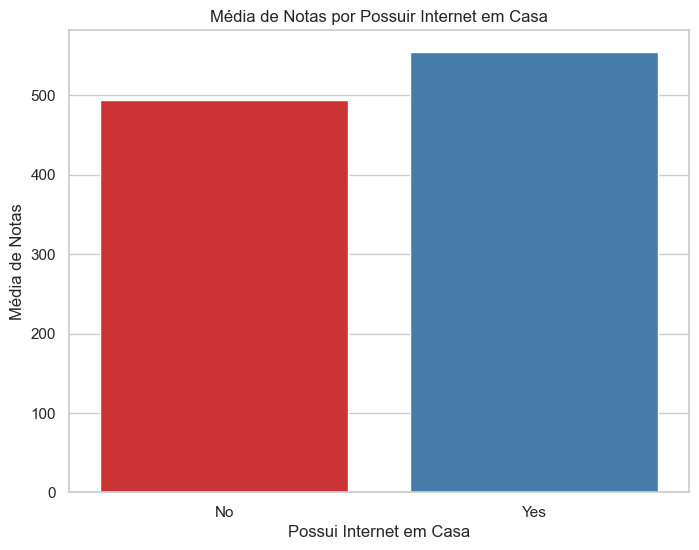
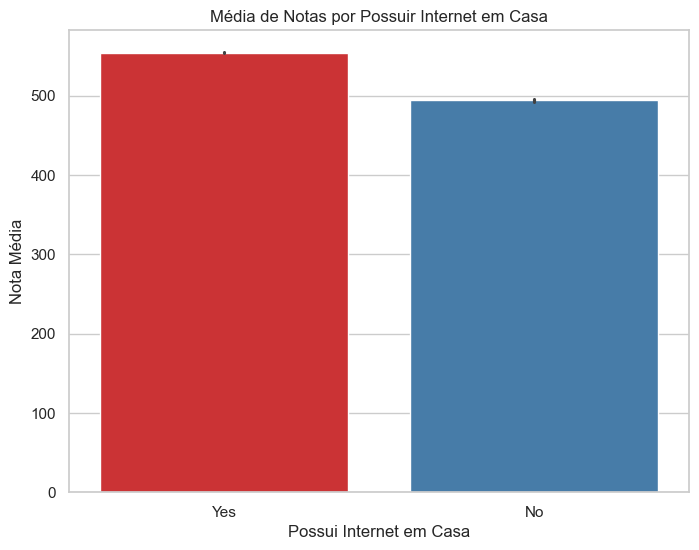
Unified diff of the notebook cell whose output changed from the first chart to the second:
--- before
+++ after
@@ -11,7 +11,8 @@
 # Visualizando a diferença
 plt.figure(figsize=(8, 6))
-sns.barplot(x=medias_por_possuir_internet.index, y=medias_por_possuir_internet.values, palette='Set1')
+sns.barplot(data=df, x='Has_Internet', y='Mean_Score',
+            hue='Has_Internet', legend=False, palette='Set1')
 plt.title('Média de Notas por Possuir Internet em Casa')
 plt.xlabel('Possui Internet em Casa')
-plt.ylabel('Média de Notas')
+plt.ylabel('Nota Média')
 plt.show()

Commit: pequeno ajuste